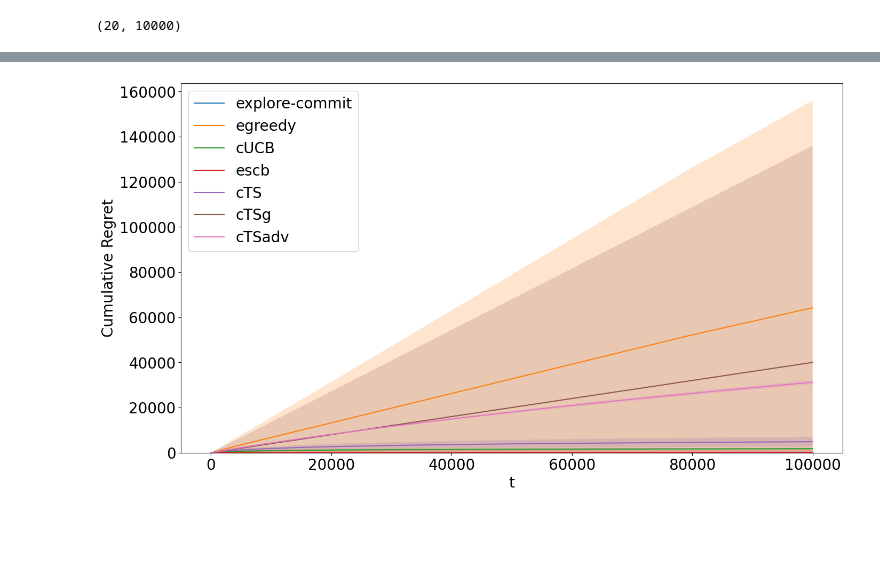
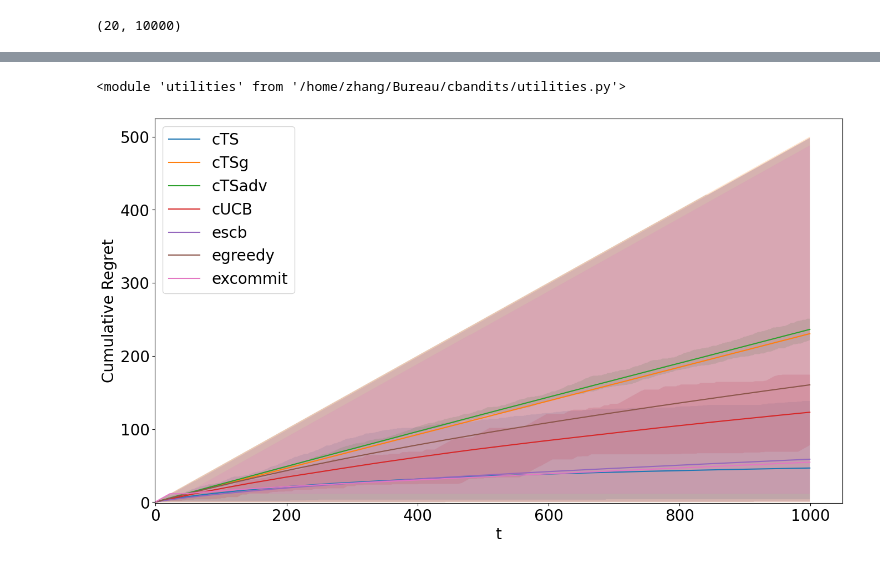
Before and after one commit to RaymZhang/CTS-Mismatched-Paradox, a Jupyter notebook: Testing.ipynb, the cells around one changed output, grey strips where cells are left out. Saved outputs shown, nothing was run; the diff lists cells and outputs as text; code cells hidden in the pictures; blank space fills up the shorter version.

Commit message:
feat; plotting and saving working plot function working

```diff
--- a/Testing.ipynb
+++ b/Testing.ipynb
@@ -399,6 +399,7 @@ class Twosets(CombinatorialSet):
         self.bestdecision = np.argmax([np.sum(self.mus[:self.m]), np.sum(self.mus[self.m:])])
         self.bestdecisionset = np.concatenate([np.ones(self.m)*(1-self.bestdecision), np.ones(self.m)*self.bestdecision])
         self.rewardmax = np.sum(self.mus*self.bestdecisionset)
+        self.Deltamin = (self.mus[self.m] - self.mus[0])*self.m
 # %%
 bandit = Twosets(10, 'bernoulli', np.array([0.1, 0.2, 0.3, 0.4, 0.5, 0.6, 0.7, 0.8, 0.9, 1]))
 print(bandit.m)
@@ -477,7 +478,7 @@ class cbanditsAlgo:
             self.explore = self.algoparams["explore"]
         if self.policy == 'thompson-sampling':
             self.bonus = self.algoparams["bonus"]
-            self.lambd = self.algoparams["lambda"]
+            # self.lambd = self.algoparams["lambda"] will be added later
             self.theta = np.zeros_like(self.mus)
             if self.distribution == 'bernoulli':
                 if self.prior == "beta":
@@ -861,4 +878,10 @@ AttributeError: module 'numpy' has no attribute '___version___'
-# %%
-plot_regret([excommitregret,egreedyregret,cUCBregret,escbregret,cTSregret,cTSgregret, cTSadvregret], label = ["explore-commit","egreedy","cUCB","escb","cTS","cTSg","cTSadv"])
-# %% [output]
-[figure, removed]
+# %%
+import utilities
+import importlib
+importlib.reload(utilities)
+# %% [output]
+<module 'utilities' from '/home/zhang/Bureau/cbandits/utilities.py'>
+# %%
+utilities.plot_regret(regretsdict,save = True, paramsdict = paramsdict, banditenv=problem)
+# %% [output]
+[figure, added]
```
Also changed, not shown: parts of 4 cells of this notebook, 1 other file.
